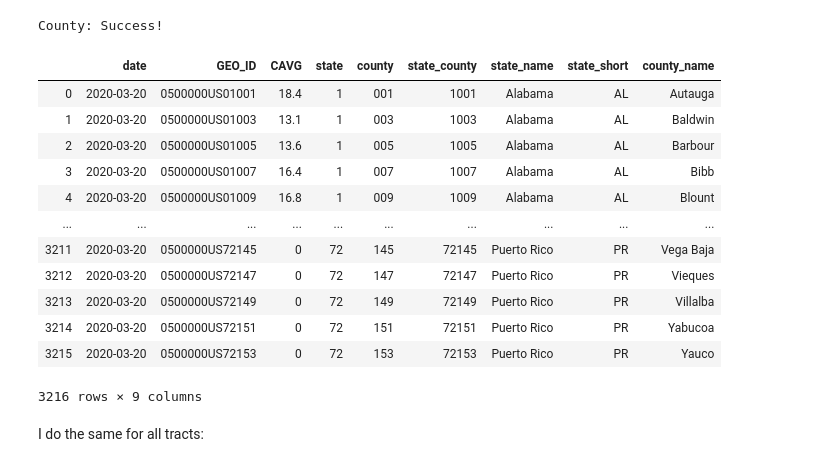
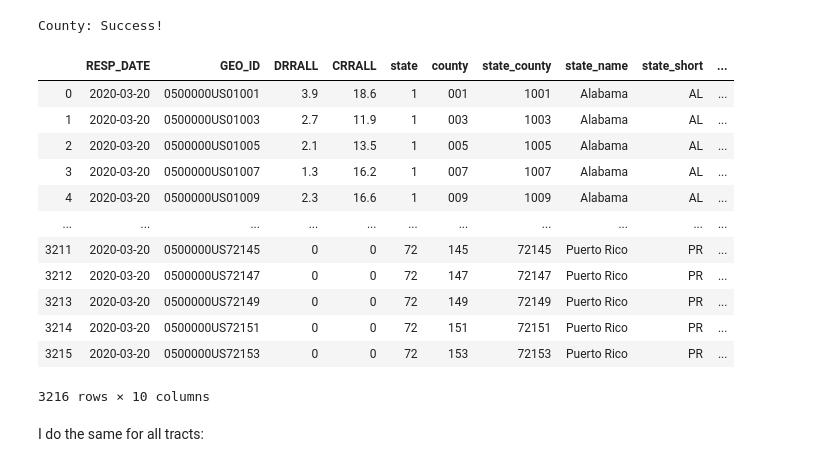
Before and after one commit to Bernacho/NewsCounts-ResponseRates, a Jupyter notebook: responseRates.ipynb, the cells around one changed output. Saved outputs shown, nothing was run; the diff lists cells and outputs as text; code cells hidden in the pictures.

```diff
--- a/responseRates.ipynb
+++ b/responseRates.ipynb
@@ -16,7 +13,7 @@ counties = pd.read_csv("Data/county_codes.txt",sep=" 	", engine='python')
 # %%
 key = "124e1b1d5ceca3b46b3f6bd97d95ea8d4d780e28"
 # %%
-url = f"https://api.census.gov/data/2020/dec/responserate?get=GEO_ID,CAVG&for=state:*&key={key}"
+url = f"https://api.census.gov/data/2020/dec/responserate?get=RESP_DATE,GEO_ID,DRRALL,CRRALL&for=state:*&key={key}"
 response = requests.get(url)
 if response:
     print('State: Success!')
@@ -27,0 +27,12 @@ State: Success!
+# %%
+state_df = pd.DataFrame.from_records(response.json()[1:])
+state_df.columns = response.json()[0]
+
+old_df = pd.read_csv("Data/sates_response_rates.csv")
+if old_df.shape[0] > 0 :
+    last_old = old_df.iloc[old_df.shape[0]-1]
+    last = state_df.iloc[state_df.shape[0]-1]
+    if last_old.RESP_DATE == last.RESP_DATE:
+        print("No new data")
+        sys.exit("No new data")
+print("New data available!")
@@ -68,7 +74,7 @@ state_df.to_csv("Data/sates_response_rates.csv",mode = 'a', header = False, inde
 I do the same for all counties:
 # %%
 data=[]
-url = f"https://api.census.gov/data/2020/dec/responserate?get=GEO_ID,CAVG&for=county:*&key={key}"
+url = f"https://api.census.gov/data/2020/dec/responserate?get=RESP_DATE,GEO_ID,DRRALL,CRRALL&for=county:*&key={key}"
 response = requests.get(url)
 if response:
     print('County: Success!')
@@ -81,34 +87,30 @@ County: Success!
 # %%
 county_df = pd.DataFrame.from_records(data[1:])
 county_df.columns = data[0]
 county_df['state_county'] = county_df.state + county_df.county
 county_df['state_county'] = county_df.state_county.astype(int)
 county_df['state'] = county_df.state.astype(int)
 
 county_df['state_name'] = county_df.state.map(states.set_index('code')['state'])
 county_df['state_short'] = county_df.state.map(states.set_index('code')['state_code'])
 
 county_df['county_name'] = county_df.state_county.map(counties.set_index('code')['county'])
 
-columns = list(county_df.columns)
-county_df["date"] = str(today)
-
-county_df = county_df[["date"]+columns]
 county_df.sort_values(by=["state_county"],inplace=True)
 county_df = county_df.reset_index(drop=True)
 county_df
 # %% [output]
-|  | date | GEO_ID | CAVG | state | county | state_county | state_name | state_short | county_name |
-| 0 | 2020-03-20 | 0500000US01001 | 18.4 | 1 | 001 | 1001 | Alabama | AL | Autauga |
-| 1 | 2020-03-20 | 0500000US01003 | 13.1 | 1 | 003 | 1003 | Alabama | AL | Baldwin |
-| 2 | 2020-03-20 | 0500000US01005 | 13.6 | 1 | 005 | 1005 | Alabama | AL | Barbour |
-| 3 | 2020-03-20 | 0500000US01007 | 16.4 | 1 | 007 | 1007 | Alabama | AL | Bibb |
-| 4 | 2020-03-20 | 0500000US01009 | 16.8 | 1 | 009 | 1009 | Alabama | AL | Blount |
-| ... | ... | ... | ... | ... | ... | ... | ... | ... | ... |
-| 3211 | 2020-03-20 | 0500000US72145 | 0 | 72 | 145 | 72145 | Puerto Rico | PR | Vega Baja |
-| 3212 | 2020-03-20 | 0500000US72147 | 0 | 72 | 147 | 72147 | Puerto Rico | PR | Vieques |
-| 3213 | 2020-03-20 | 0500000US72149 | 0 | 72 | 149 | 72149 | Puerto Rico | PR | Villalba |
-| 3214 | 2020-03-20 | 0500000US72151 | 0 | 72 | 151 | 72151 | Puerto Rico | PR | Yabucoa |
-| 3215 | 2020-03-20 | 0500000US72153 | 0 | 72 | 153 | 72153 | Puerto Rico | PR | Yauco |
+|  | RESP_DATE | GEO_ID | DRRALL | CRRALL | state | county | state_county | state_name | state_short | ... |
+| 0 | 2020-03-20 | 0500000US01001 | 3.9 | 18.6 | 1 | 001 | 1001 | Alabama | AL | ... |
+| 1 | 2020-03-20 | 0500000US01003 | 2.7 | 11.9 | 1 | 003 | 1003 | Alabama | AL | ... |
+| 2 | 2020-03-20 | 0500000US01005 | 2.1 | 13.5 | 1 | 005 | 1005 | Alabama | AL | ... |
+| 3 | 2020-03-20 | 0500000US01007 | 1.3 | 16.2 | 1 | 007 | 1007 | Alabama | AL | ... |
+| 4 | 2020-03-20 | 0500000US01009 | 2.3 | 16.6 | 1 | 009 | 1009 | Alabama | AL | ... |
+| ... | ... | ... | ... | ... | ... | ... | ... | ... | ... | ... |
+| 3211 | 2020-03-20 | 0500000US72145 | 0 | 0 | 72 | 145 | 72145 | Puerto Rico | PR | ... |
+| 3212 | 2020-03-20 | 0500000US72147 | 0 | 0 | 72 | 147 | 72147 | Puerto Rico | PR | ... |
+| 3213 | 2020-03-20 | 0500000US72149 | 0 | 0 | 72 | 149 | 72149 | Puerto Rico | PR | ... |
+| 3214 | 2020-03-20 | 0500000US72151 | 0 | 0 | 72 | 151 | 72151 | Puerto Rico | PR | ... |
+| 3215 | 2020-03-20 | 0500000US72153 | 0 | 0 | 72 | 153 | 72153 | Puerto Rico | PR | ... |
-3216 rows × 9 columns
+3216 rows × 10 columns
 # %%
```
Also changed, not shown: parts of 12 cells of this notebook, 5 other files.
